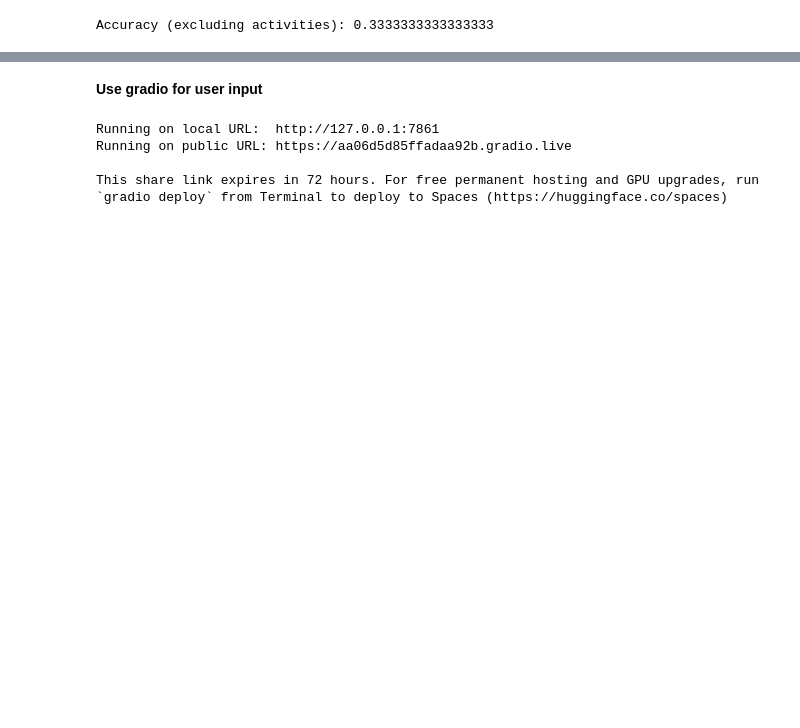
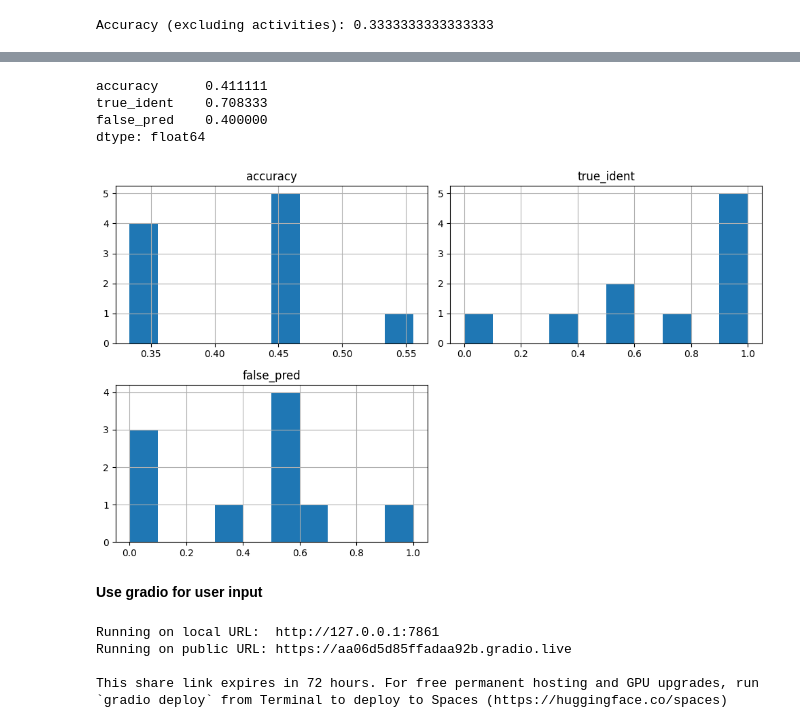
Before and after one commit to AnjaJuana/packing_list_model, a Jupyter notebook: gradio_tryout.ipynb, the cells around one changed output, grey strips where cells are left out. Saved outputs shown, nothing was run; the diff lists cells and outputs as text; code cells hidden in the pictures; blank space fills up the shorter version.

```diff
--- a/gradio_tryout.ipynb
+++ b/gradio_tryout.ipynb
@@ -130,0 +161,21 @@ Percentage of predicted classes that were wrong: 0.0
+# %%
+# write function for accuracy, perc true classes identified and perc wrong pred classes
+
+def perf_measure(df):
+    df['same_value'] = df['pred_class'] == df['true_class']
+    correct = sum(df.loc[df.index != 1, 'same_value'])
+    total = len(df['same_value'])
+    accuracy = correct/total
+    pred_class = df.loc[df.index == 1, 'pred_class'].iloc[0]
+    true_class = df.loc[df.index == 1, 'true_class'].iloc[0]
+    correct = [label for label in pred_class if label in true_class]
+    num_correct = len(correct)
+    correct_perc = num_correct/len(true_class)
+    num_pred = len(pred_class)
+    wrong_perc = (num_pred - num_correct)/num_pred
+    df_perf = pd.DataFrame({
+    'accuracy': [accuracy],
+    'true_ident': [correct_perc],
+    'false_pred': [wrong_perc]
+    })
+    return(df_perf)
@@ -132,0 +200,15 @@ Now do the same for all trips
+# %%
+result_list = []
+performance = pd.DataFrame(columns=['accuracy', 'true_ident', 'false_pred'])
+
+for i in range(len(trip_descriptions)):
+    current_trip = trip_descriptions[i]
+    current_type = trip_types[i]
+    df = pred_trip(current_trip, current_type, cut_off = 0.5)
+    print(df)
+
+    # accuracy, perc true classes identified and perc wrong pred classes
+    performance.loc[i] = perf_measure(df)
+    print(performance)
+
+    result_list.append(df)
@@ -132,0 +294,15 @@ Now do the same for all trips
+# %%
+# Compute mean for each column
+column_means = performance.mean()
+print(column_means)
+
+# Plot histograms for all numeric columns
+performance.hist(bins=10, figsize=(10, 6))
+plt.tight_layout()
+plt.show()
+# %% [output]
+accuracy      0.411111
+true_ident    0.708333
+false_pred    0.400000
+dtype: float64
+[figure, added]
```
Also changed, not shown: parts of 16 cells of this notebook, 1 other file.
